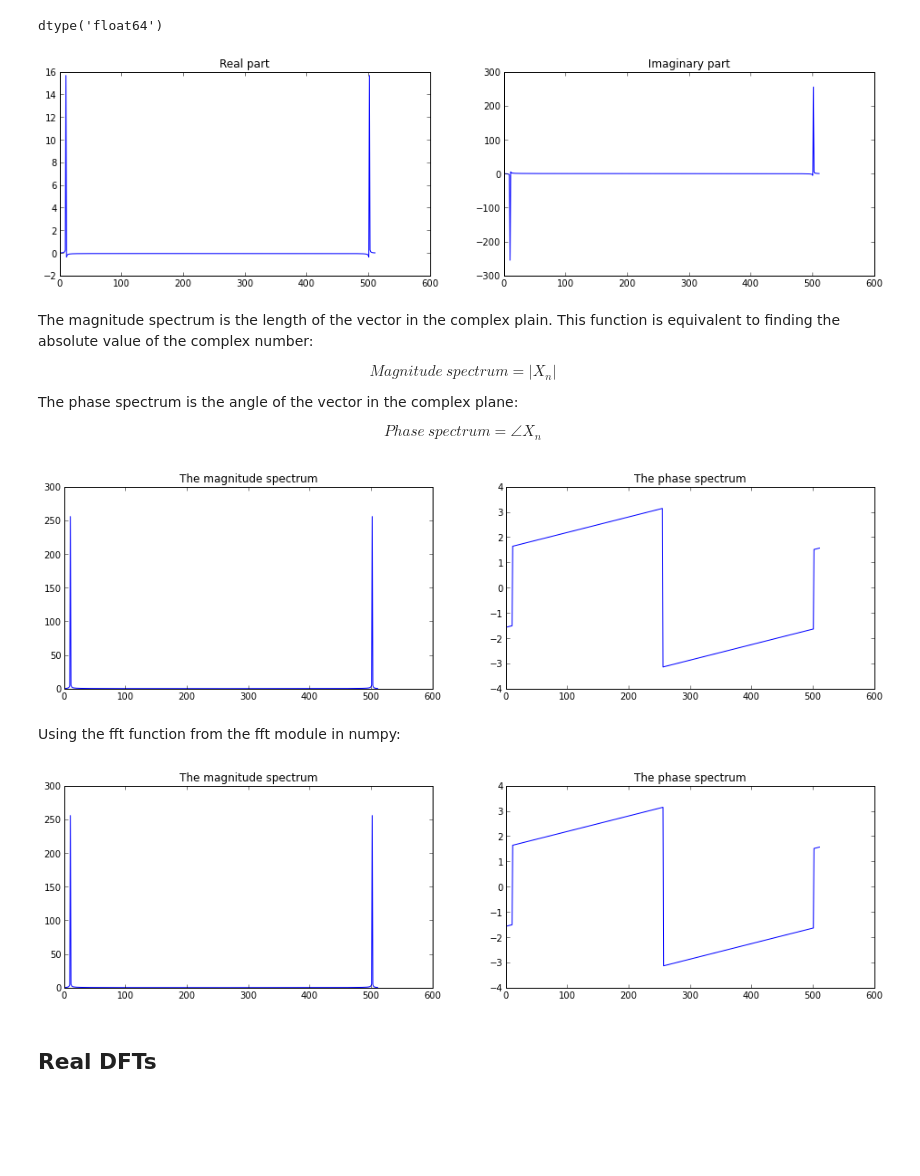
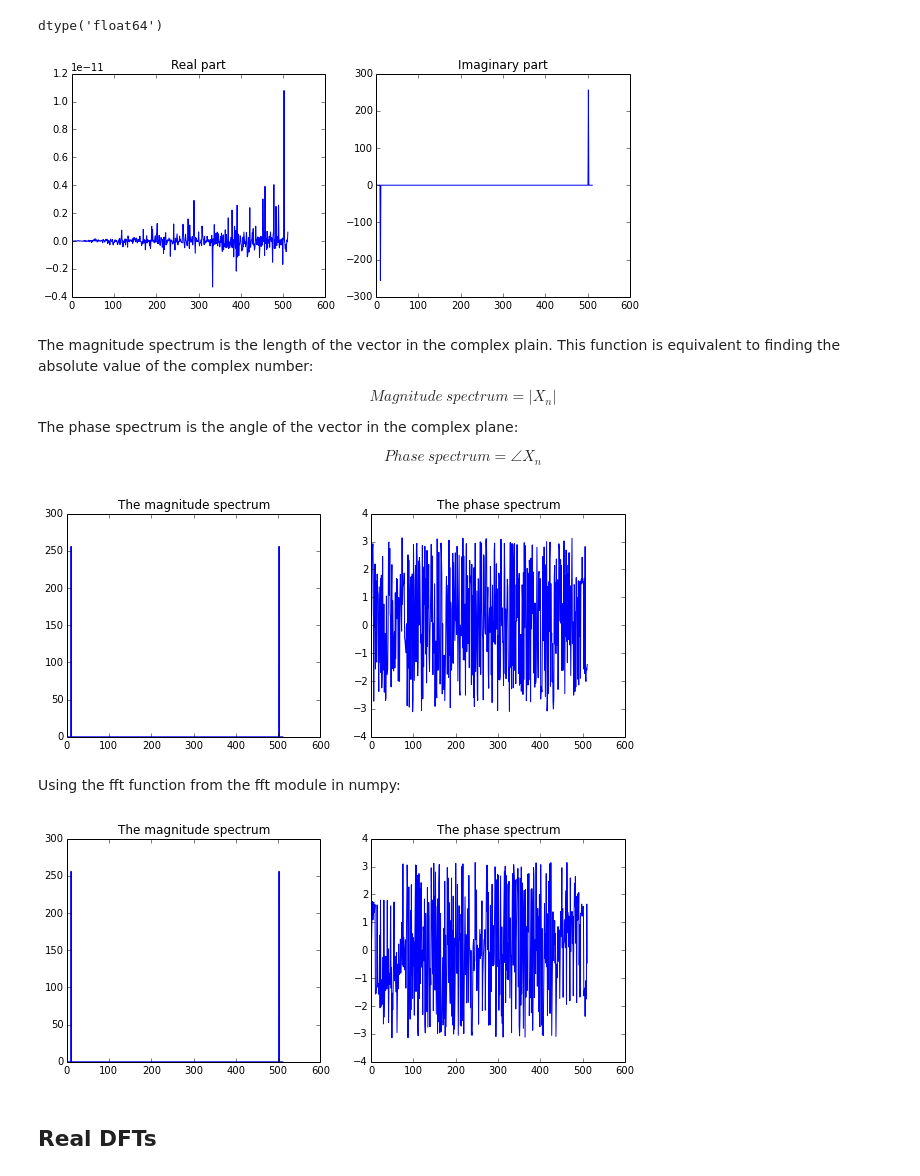
Before and after one commit to mantaraya36/201A-ipython, a Jupyter notebook: Fourier Analysis.ipynb, the cells around one changed output. Cells and saved outputs as stored; diff of their text form; code cells hidden in the pictures; blank space fills up the shorter version.

```diff
--- a/Fourier Analysis.ipynb
+++ b/Fourier Analysis.ipynb
@@ -101,7 +111,7 @@ print sum(x*sin(k*phasor_phs)), sum(x*cos(k*phasor_phs))
 # %% [markdown]
 Now the whole Fourier transform for all bins $0 < k < N\ \ $:
 # %%
-phs = linspace(0, 10.0 * 2.0 * pi, 512)
+phs = linspace(0, 10.0 * 2.0 * pi, 512, endpoint=False)
 x = sin(phs)
 x.dtype
 # %% [output]
@@ -109,22 +119,22 @@ dtype('float64')
 # %%
 dft = []
 for k in range(len(x)):
     bin_phs = linspace(0, k * 2.0 * pi, 512, endpoint=False)
     fft_bin = complex(sum(x*cos(bin_phs)),
                      -sum(x*sin(bin_phs)))
     dft.append(fft_bin)
 
 subplot(121)
 plot(real(dft))
 title('Real part')
 
 subplot(122)
 plot(imag(dft))
 title('Imaginary part')
 
-gcf().set_figwidth(16)
+gcf().set_figwidth(10)
 # %% [output]
-[figure, old version]
+[figure, new version]
 # %% [markdown]
 The magnitude spectrum is the length of the vector in the complex plain. This function is equivalent to finding the absolute value of the complex number:
 
@@ -142,13 +152,13 @@ title('The magnitude spectrum')
 subplot(122)
 plot(angle(array(dft)));
 title('The phase spectrum')
-gcf().set_figwidth(16)
+gcf().set_figwidth(10)
 # %% [output]
-[figure, old version]
+[figure, new version]
 # %% [markdown]
 Using the fft function from the fft module in numpy:
 # %%
-phs = linspace(0, 10.0 * 2.0 * pi, 512)
+phs = linspace(0, 10.0 * 2.0 * pi, 512, endpoint=False)
 x = sin(phs)
 subplot(121)
 plot(abs(fft.fft(x)))
@@ -156,9 +166,9 @@ title('The magnitude spectrum')
 subplot(122)
 plot(angle(fft.fft(x)));
 title('The phase spectrum')
-gcf().set_figwidth(16)
+gcf().set_figwidth(10)
 # %% [output]
-[figure, old version]
+[figure, new version]
 # %% [markdown]
 ## Real DFTs
 # %% [markdown]
```
Also changed, not shown: parts of 18 cells of this notebook, 1 other file.
